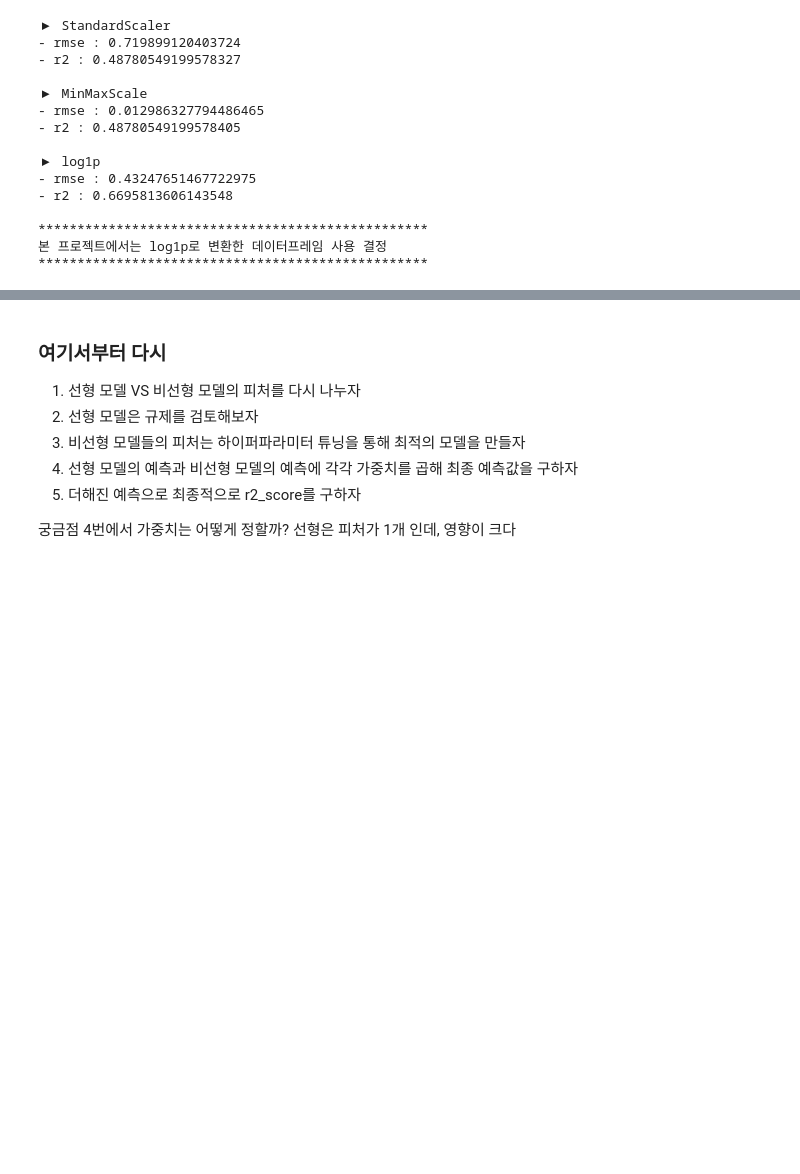
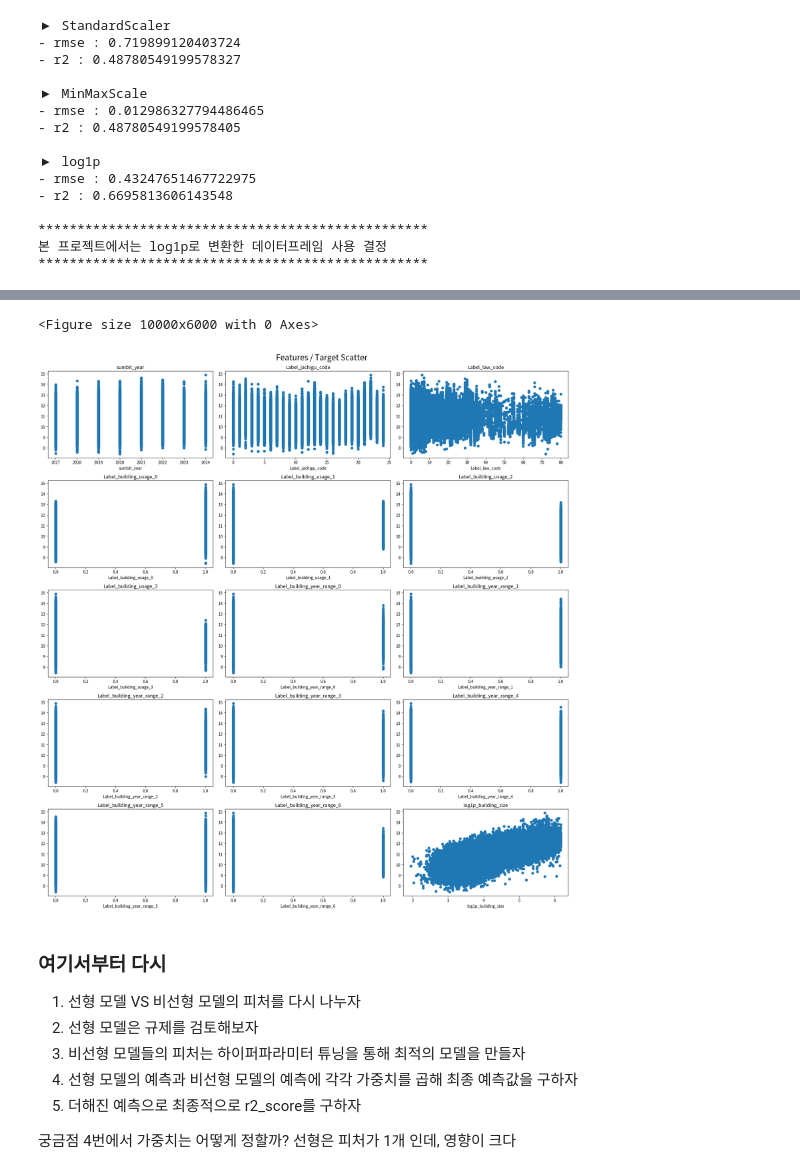
Before and after one commit to ZeroJoon2/aws_test, a Jupyter notebook: src/project/project_local.ipynb, the cells around one changed output, grey strips where cells are left out. Saved outputs shown, nothing was run; the diff lists cells and outputs as text; code cells hidden in the pictures; blank space fills up the shorter version.

```diff
--- a/src/project/project_local.ipynb
+++ b/src/project/project_local.ipynb
@@ -727,3 +788,21 @@ pd.DataFrame({
+# %%
+plt.figure(figsize = (100, 60))
+fig, axes = plt.subplots(figsize = (20, 20), nrows = 5, ncols = 3)
+axes = axes.flatten()
+
+for num, i in enumerate(log1p_df.drop('log1p_building_price', axis= 1).columns):
+    axes[num].scatter(x = log1p_df.drop('log1p_building_price', axis= 1)[i]
+            , y = log1p_df['log1p_building_price']
+            )
+    axes[num].set_title(i)
+    axes[num].set_xlabel(i)
+
+plt.suptitle('Features / Target Scatter', fontsize = 20)
+plt.tight_layout(rect=[0, 0, 0.94, 0.99])
+plt.show()
+# %% [output]
+<Figure size 10000x6000 with 0 Axes>
+[figure, added]
 # %% [markdown]
 ### 여기서부터 다시
 1. 선형 모델 VS 비선형 모델의 피처를 다시 나누자
```
Also changed, not shown: parts of 11 cells of this notebook.
